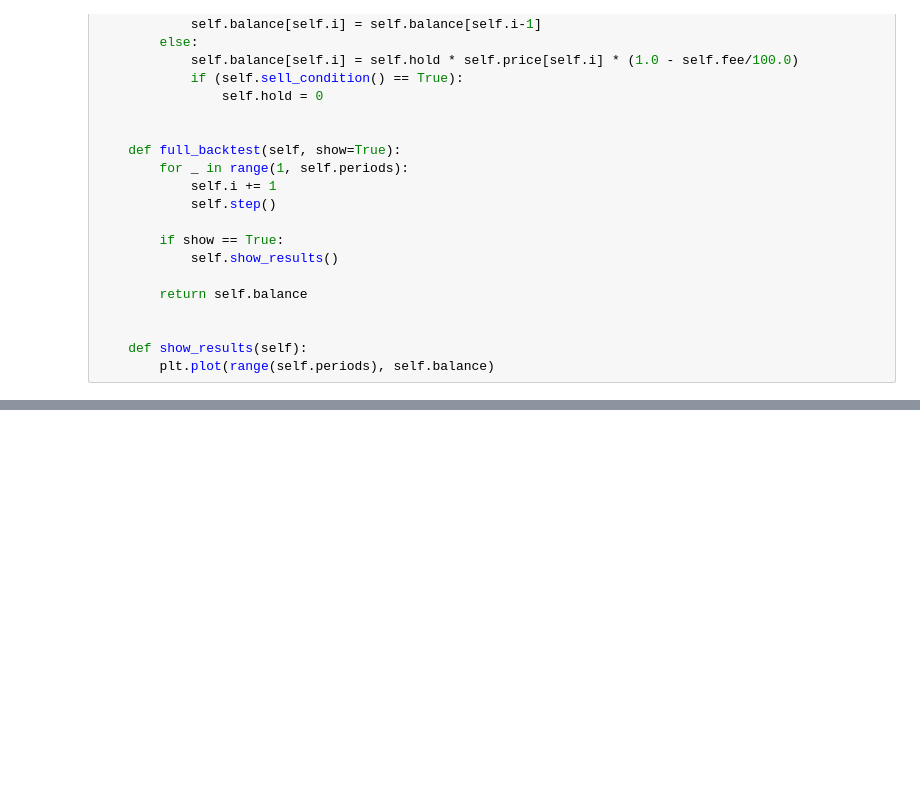
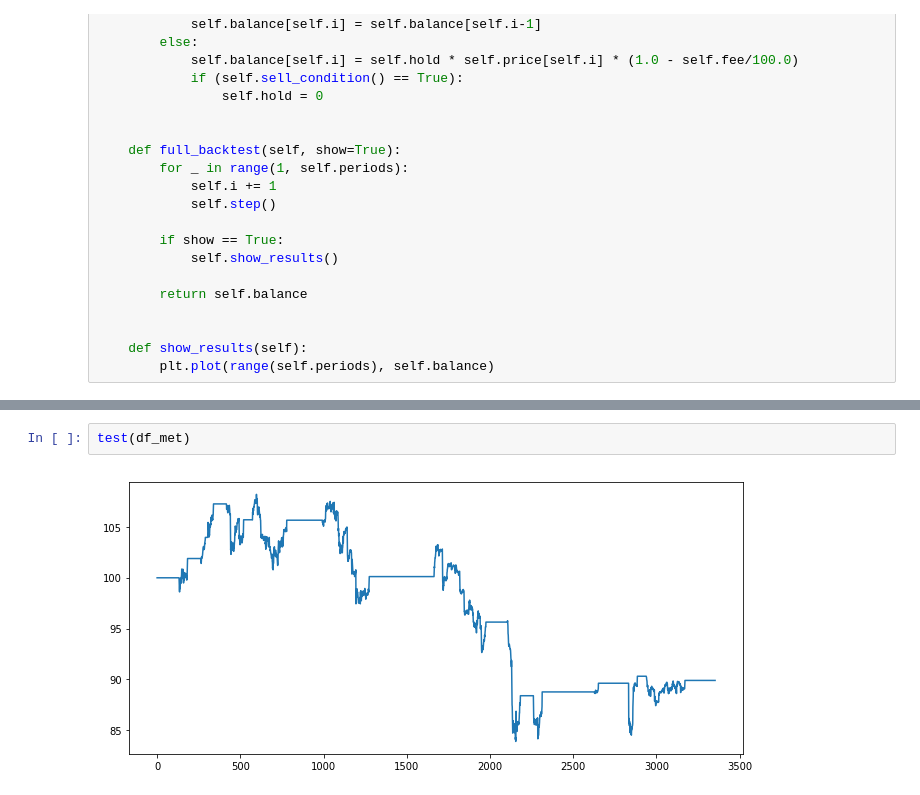
Before and after one commit to snp600/trading-alchemy, a Jupyter notebook: backtesting/demo.ipynb, the cells around one changed output, grey strips where cells are left out. Saved outputs shown, nothing was run; the diff lists cells and outputs as text; blank space fills up the shorter version.

```diff
--- a/backtesting/demo.ipynb
+++ b/backtesting/demo.ipynb
@@ -150,0 +161,4 @@ test.full_backtest()
+# %%
+test(df_met)
+# %% [output]
+[figure, added]
```
Also changed, not shown: parts of 6 cells of this notebook.
